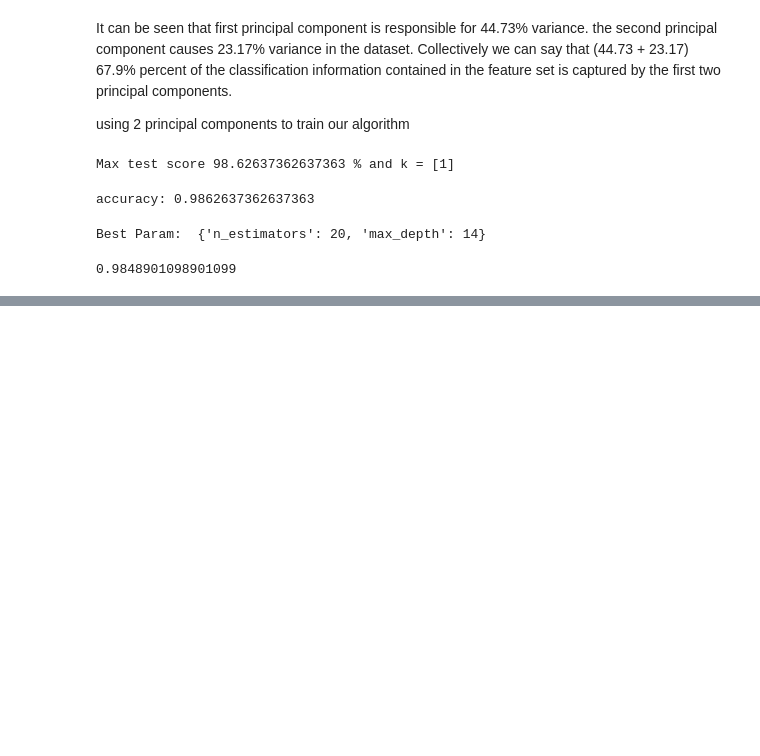
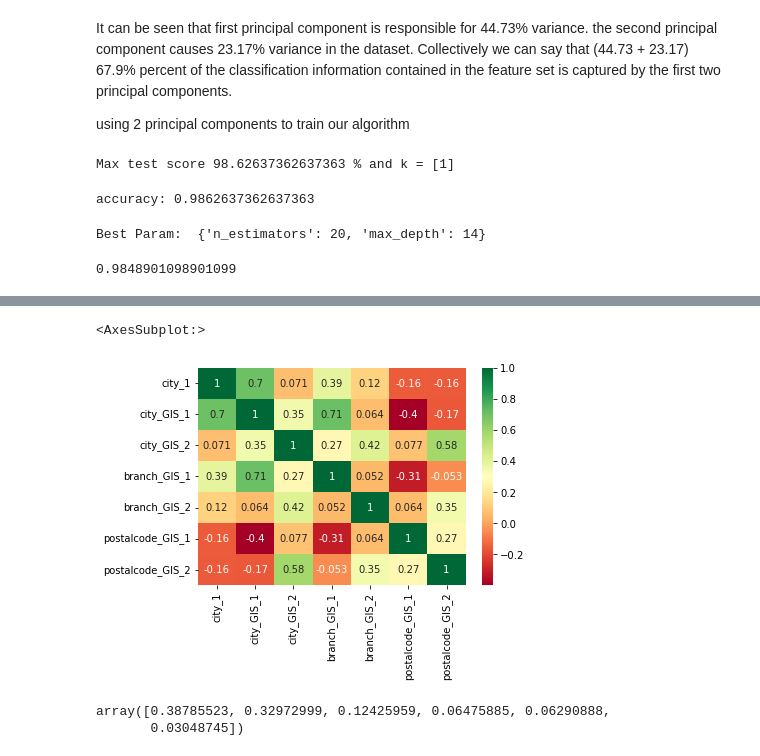
Before and after one commit to mmortazavi/ml_demystified, a Jupyter notebook: projects/gis/neginnezamloo_gis.ipynb, the cells around one changed output, grey strips where cells are left out. Saved outputs shown, nothing was run; the diff lists cells and outputs as text; code cells hidden in the pictures; blank space fills up the shorter version.

```diff
--- a/projects/gis/neginnezamloo_gis.ipynb
+++ b/projects/gis/neginnezamloo_gis.ipynb
@@ -302,0 +361,3 @@ print (accuracy_score(y_test, yy_pred))
+# %%
+#sort dataframe by index in ascending order
+df_pp.sort_index(ascending=True,inplace=True)
@@ -302,0 +1269,17 @@ print (accuracy_score(y_test, yy_pred))
+# %%
+#معلم کلایه
+res20=df_pp.loc[20]
+
+#duplicated
+res20.drop_duplicates(inplace=True)
+#filling nan values with mean value
+res20['branch_GIS_1'].fillna(int(res20['branch_GIS_1'].mean()),inplace=True)
+res20['branch_GIS_2'].fillna(int(res20['branch_GIS_2'].mean()),inplace=True)
+res20['postalcode_GIS_1'].fillna(int(res20['postalcode_GIS_1'].mean()),inplace=True)
+res20['postalcode_GIS_2'].fillna(int(res20['postalcode_GIS_2'].mean()),inplace=True)
+
+#dropping 'postal code' NANs
+res20.dropna(axis=0, how='any', inplace=True)
+
+
+res20
@@ -302,0 +1310,12 @@ print (accuracy_score(y_test, yy_pred))
+# %%
+#کوهین
+res21=df_pp.loc[21]
+#duplicated
+res21.drop_duplicates(inplace=True)
+#filling nan values with mean value
+res21['branch_GIS_1'].fillna(int(res21['branch_GIS_1'].mean()),inplace=True)
+res21['branch_GIS_2'].fillna(int(res21['branch_GIS_2'].mean()),inplace=True)
+res21['postalcode_GIS_1'].fillna(int(res21['postalcode_GIS_1'].mean()),inplace=True)
+res21['postalcode_GIS_2'].fillna(int(res21['postalcode_GIS_2'].mean()),inplace=True)
+
+res21
@@ -302,0 +1353,15 @@ print (accuracy_score(y_test, yy_pred))
+# %%
+#new_df_pp
+
+
+new_df_pp=pd.concat([res0,res1,res2,res4,res5,res6,res7,res8,res9,res10,res11,res12,res13,res14,res15,res16,res17,res18,res19,res20,res21])
+
+new_df_pp.drop(['city'], axis=1,inplace=True)
+new_df_pp.reset_index(inplace=True)
+new_df_pp.dropna(axis=0, how='any', inplace=True)
+# %%
+#corr visualization
+sns.heatmap(new_df_pp.corr(),annot=True,cmap ='RdYlGn')
+# %% [output]
+<AxesSubplot:>
+[figure, added]
@@ -302,0 +1381,12 @@ print (accuracy_score(y_test, yy_pred))
+# %%
+# Applying PCA
+
+pca     = PCA()
+X_train = pca.fit_transform(X_train)
+X_test  = pca.transform(X_test)
+
+explained_variance = pca.explained_variance_ratio_
+explained_variance
+# %% [output]
+array([0.38785523, 0.32972999, 0.12425959, 0.06475885, 0.06290888,
+       0.03048745])
```
Also changed, not shown: parts of 44 cells of this notebook.
